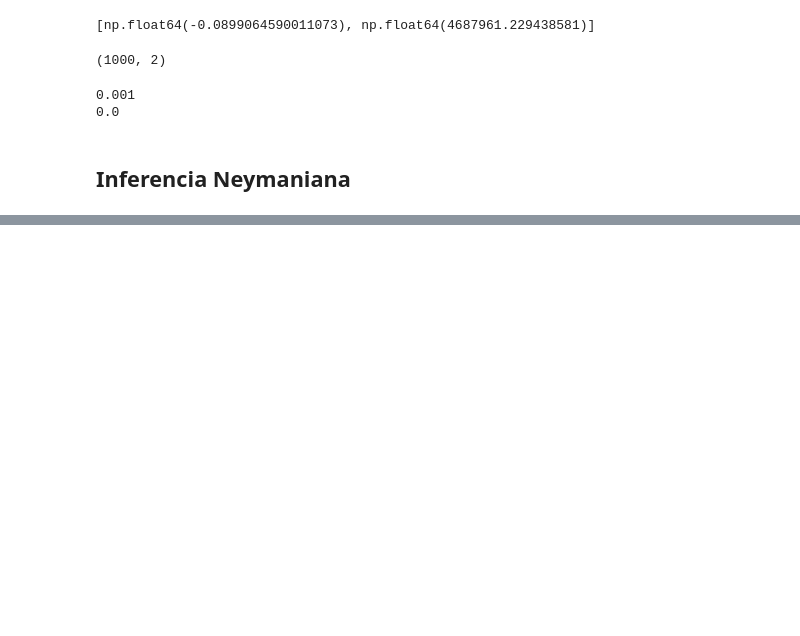
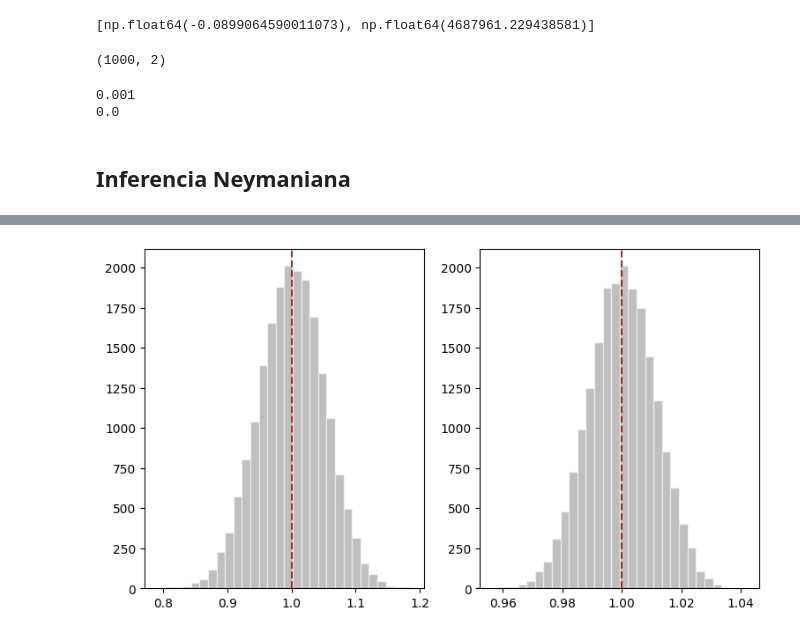
Before and after one commit to gerardorochabenigno/sitio-gerardo-rocha-benigno, a Jupyter notebook: notes/causal-inference/05_estratificacion_y_postestratificación.ipynb, the cells around one changed output, grey strips where cells are left out. Saved outputs shown, nothing was run; the diff lists cells and outputs as text; code cells hidden in the pictures; blank space fills up the shorter version.

```diff
--- a/notes/causal-inference/05_estratificacion_y_postestratificación.ipynb
+++ b/notes/causal-inference/05_estratificacion_y_postestratificación.ipynb
@@ -201,0 +220,82 @@ print(np.mean(statSREMC[:,1] <= stats_obs[1]))
+# %%
+# En este ejemplo ilustraremos la inferencia de Nayman cuando tenemos
+# pocos estratos pero grandes y cuando tenemos muchos estratos pero pequeños
+
+def neyman_SRE(z,y,x):
+    """
+    Función para computar los estimadores puntuales y varianzas de Neyman en un SRE
+    """
+    xlevels = np.unique(x)
+    K = len(xlevels)
+    PiK = np.zeros(K)
+    TauK = np.zeros(K)
+    VarK = np.zeros(K)
+
+    for k in range(K):
+        xk = xlevels[k] # Estrato k
+        zk = z[x==xk] # Vector de tratamiento en el estrato k
+        yk = y[x==xk] # Vector de resultados observados en el estrato k
+
+        PiK[k] = len(zk)/len(z)
+        TauK[k] = np.mean(yk[zk==1]) - np.mean(yk[zk==0])
+        VarK[k] = np.var(yk[zk==1], ddof=1) / np.sum(zk) + np.var(yk[zk==0], ddof=1) / np.sum( 1- zk)
+
+    return [np.sum(PiK*TauK), np.sum((PiK**2)*VarK)]
+
+K = 5
+n = 80
+n1 = 50
+n0 = 30
+x = np.repeat(np.arange(0, K), n)
+y0 = expon.rvs(scale = 1/(x+1), size=n*K)
+y1 = y0 + 1
+zb = np.concatenate([np.ones(n1), np.zeros(n0)])
+
+MC = int(20000)
+Tauhat = np.zeros(MC)
+Varhat = np.zeros(MC)
+
+for mc in range(MC):
+    z = np.concatenate([np.random.permutation(zb) for i in range(K)])
+    y = z*y1 + (1-z)*y0
+    est = neyman_SRE(z,y,x)
+    Tauhat[mc] = est[0]
+    Varhat[mc] = est[1]
+
+
+fig, ax = plt.subplots(ncols=2, figsize =(9,5))
+ax[0].hist(Tauhat, bins=30, color = "grey", edgecolor='white', alpha = 0.5)
+ax[0].axvline(x = np.mean(Tauhat), color = "firebrick", linestyle='--')
+
+
+print(np.var(Tauhat, ddof=1))
+print(np.mean(Varhat))
+
+K = 50
+n = 8
+n1 = 5
+n0 = 3
+x = np.repeat(np.arange(0, K), n)
+y0 = expon.rvs(scale = 1/(x+1), size=n*K)
+y1 = y0 + 1
+zb = np.concatenate([np.ones(n1), np.zeros(n0)])
+
+MC = int(20000)
+Tauhat = np.zeros(MC)
+Varhat = np.zeros(MC)
+
+for mc in range(MC):
+    z = np.concatenate([np.random.permutation(zb) for i in range(K)])
+    y = z*y1 + (1-z)*y0
+    est = neyman_SRE(z,y,x)
+    Tauhat[mc] = est[0]
+    Varhat[mc] = est[1]
+
+
+ax[1].hist(Tauhat, bins=30, color = "grey", edgecolor='white', alpha = 0.5)
+ax[1].axvline(x = np.mean(Tauhat), color = "firebrick", linestyle='--')
+
+
+print(np.var(Tauhat, ddof=1))
+print(np.mean(Varhat))
+# %% [output]
@@ -201,0 +306 @@ print(np.mean(statSREMC[:,1] <= stats_obs[1]))
+[figure, added]
```
Also changed, not shown: parts of 8 cells of this notebook, 1 other file.
